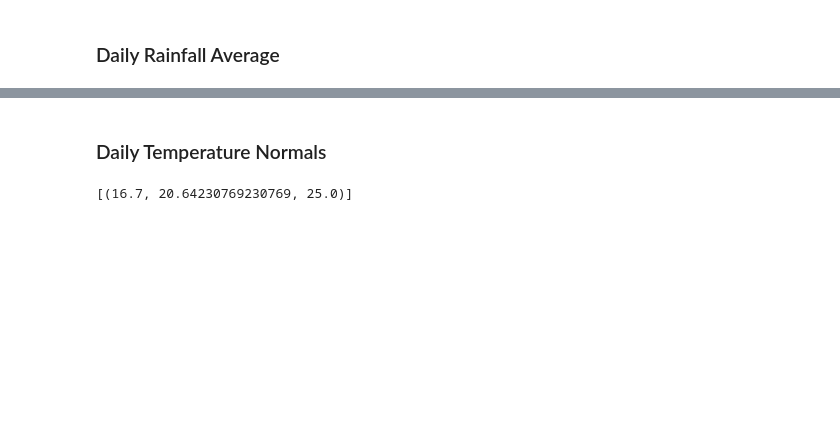
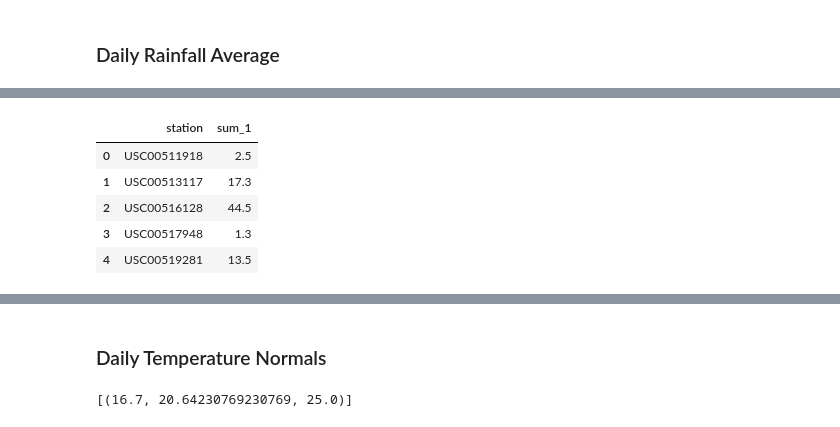
Before and after one commit to dalemunroe/sqlalchemy-challenge, a Jupyter notebook: temp_analysis_bonus_2_starter.ipynb, the cells around one changed output, grey strips where cells are left out. Drawn from its saved outputs; the diff is of its cells as text; code cells hidden in the pictures; blank space fills up the shorter version.

```diff
--- a/temp_analysis_bonus_2_starter.ipynb
+++ b/temp_analysis_bonus_2_starter.ipynb
@@ -83,0 +153,15 @@ print(stats('2015-01-01', '2015-12-31'))
+# %%
+#create a df of station_results
+station_records_df = pd.DataFrame(stations_records)
+
+# create a df of rainfall results
+rain_info_df = pd.read_sql_query(station_prcp.statement, session.bind)
+
+rain_info_df.head()
+# %% [output]
+|  | station | sum_1 |
+| 0 | USC00511918 | 2.5 |
+| 1 | USC00513117 | 17.3 |
+| 2 | USC00516128 | 44.5 |
+| 3 | USC00517948 | 1.3 |
+| 4 | USC00519281 | 13.5 |
```
Also changed, not shown: parts of 11 cells of this notebook.
